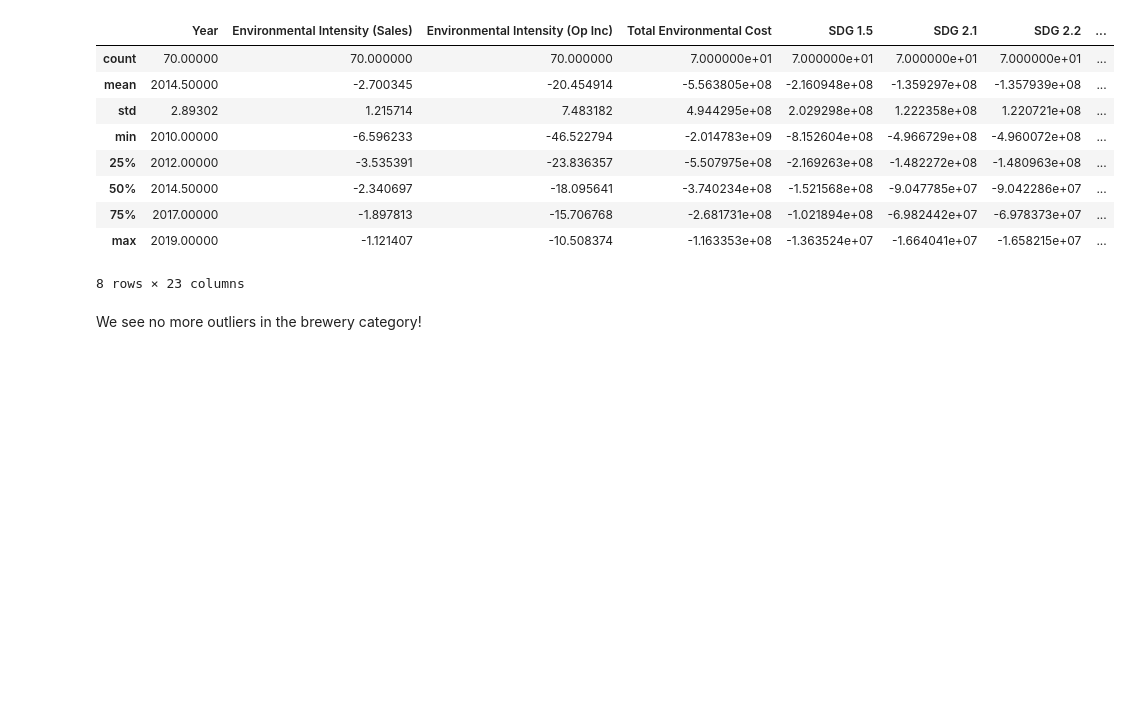
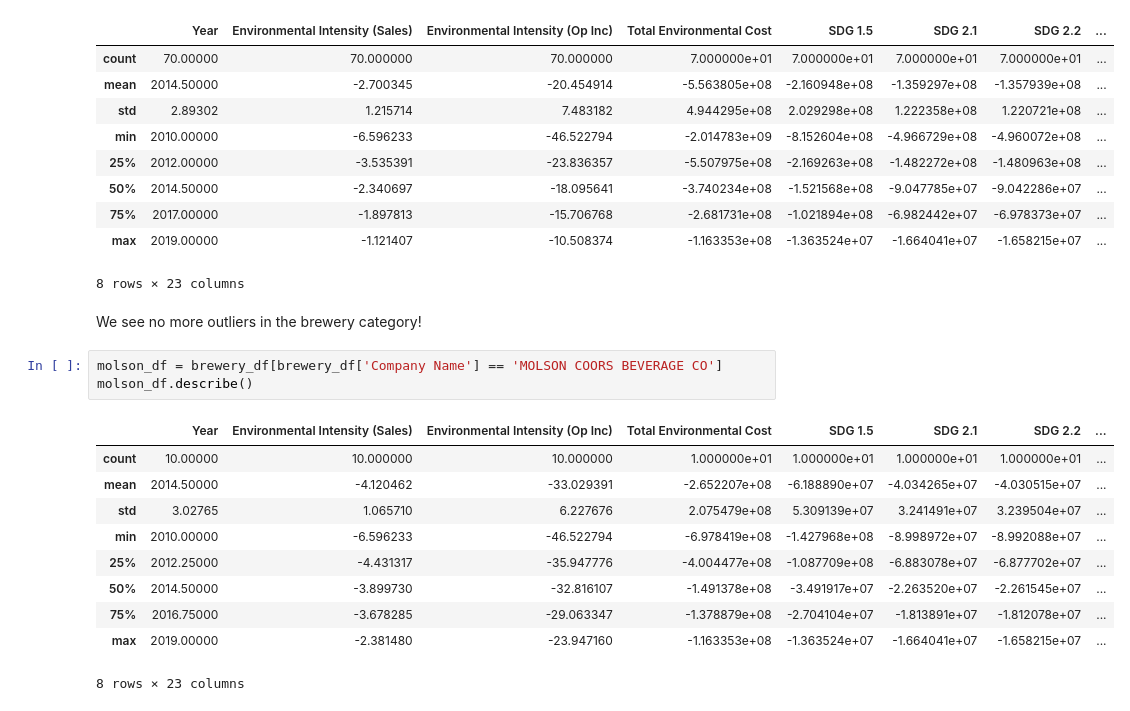
Before and after one commit to yummypugs/SPM-Project-Harvard, a Jupyter notebook: 1.0 Data Cleaning and Preprocessing.ipynb, the cells around one changed output. Cells and saved outputs as stored; diff of their text form; blank space fills up the shorter version.

```diff
--- a/1.0 Data Cleaning and Preprocessing.ipynb
+++ b/1.0 Data Cleaning and Preprocessing.ipynb
@@ -510,3 +510,17 @@ filtered_df.describe()
 8 rows × 23 columns
 # %% [markdown]
 We see no more outliers in the brewery category!
+# %%
+molson_df = brewery_df[brewery_df['Company Name'] == 'MOLSON COORS BEVERAGE CO']
+molson_df.describe()
+# %% [output]
+|  | Year | Environmental Intensity (Sales) | Environmental Intensity (Op Inc) | Total Environmental Cost | SDG 1.5 | SDG 2.1 | SDG 2.2 | ... |
+| count | 10.00000 | 10.000000 | 10.000000 | 1.000000e+01 | 1.000000e+01 | 1.000000e+01 | 1.000000e+01 | ... |
+| mean | 2014.50000 | -4.120462 | -33.029391 | -2.652207e+08 | -6.188890e+07 | -4.034265e+07 | -4.030515e+07 | ... |
+| std | 3.02765 | 1.065710 | 6.227676 | 2.075479e+08 | 5.309139e+07 | 3.241491e+07 | 3.239504e+07 | ... |
+| min | 2010.00000 | -6.596233 | -46.522794 | -6.978419e+08 | -1.427968e+08 | -8.998972e+07 | -8.992088e+07 | ... |
+| 25% | 2012.25000 | -4.431317 | -35.947776 | -4.004477e+08 | -1.087709e+08 | -6.883078e+07 | -6.877702e+07 | ... |
+| 50% | 2014.50000 | -3.899730 | -32.816107 | -1.491378e+08 | -3.491917e+07 | -2.263520e+07 | -2.261545e+07 | ... |
+| 75% | 2016.75000 | -3.678285 | -29.063347 | -1.378879e+08 | -2.704104e+07 | -1.813891e+07 | -1.812078e+07 | ... |
+| max | 2019.00000 | -2.381480 | -23.947160 | -1.163353e+08 | -1.363524e+07 | -1.664041e+07 | -1.658215e+07 | ... |
+8 rows × 23 columns
```
Also changed, not shown: 2 other files.
